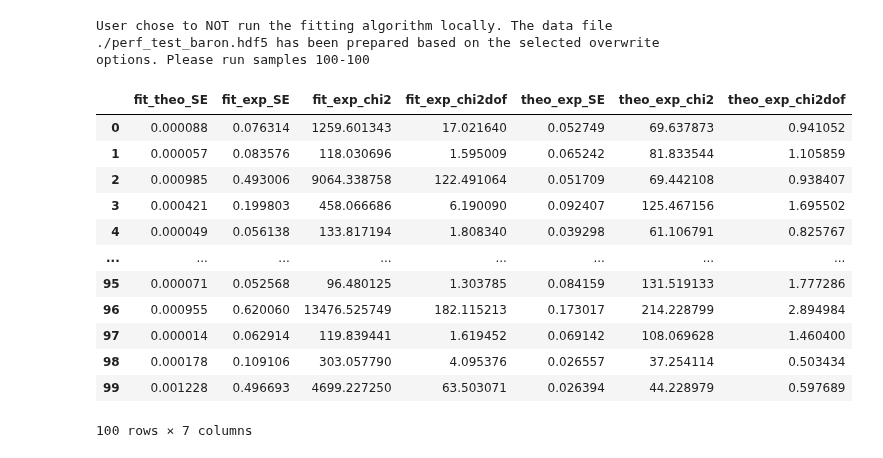
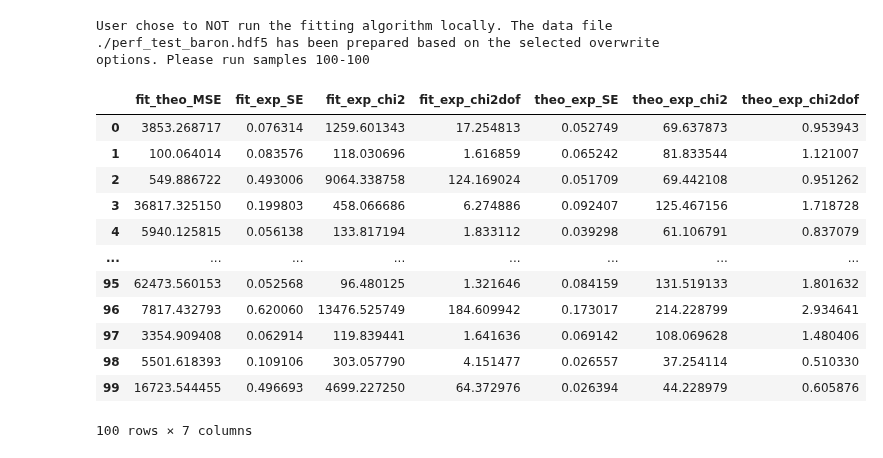
Before and after one commit to Naww137/ATARI, a Jupyter notebook: examples/UserExample_PiTFAll.ipynb, the cells around one changed output. Drawn from its saved outputs; the diff is of its cells as text; code cells hidden in the pictures.

Commit message:
calculate MSE using finegrid integral

```diff
--- a/examples/UserExample_PiTFAll.ipynb
+++ b/examples/UserExample_PiTFAll.ipynb
@@ -101,21 +101,21 @@ User chose to NOT run the fitting algorithm locally. The data file ./perf_test_b
 # # print(f['test_stats/sample_data'].keys())
 # f.close()
 # %%
-integral_FoMs, sample_data = perf_test.analyze()
+integral_FoMs, sample_data = perf_test.analyze(Ta_pair)
 # pd.read_hdf(case_file, 'integral_FoMs')
 integral_FoMs
 # %% [output]
-|  | fit_theo_SE | fit_exp_SE | fit_exp_chi2 | fit_exp_chi2dof | theo_exp_SE | theo_exp_chi2 | theo_exp_chi2dof |
-| 0 | 0.000088 | 0.076314 | 1259.601343 | 17.021640 | 0.052749 | 69.637873 | 0.941052 |
-| 1 | 0.000057 | 0.083576 | 118.030696 | 1.595009 | 0.065242 | 81.833544 | 1.105859 |
-| 2 | 0.000985 | 0.493006 | 9064.338758 | 122.491064 | 0.051709 | 69.442108 | 0.938407 |
-| 3 | 0.000421 | 0.199803 | 458.066686 | 6.190090 | 0.092407 | 125.467156 | 1.695502 |
-| 4 | 0.000049 | 0.056138 | 133.817194 | 1.808340 | 0.039298 | 61.106791 | 0.825767 |
+|  | fit_theo_MSE | fit_exp_SE | fit_exp_chi2 | fit_exp_chi2dof | theo_exp_SE | theo_exp_chi2 | theo_exp_chi2dof |
+| 0 | 3853.268717 | 0.076314 | 1259.601343 | 17.254813 | 0.052749 | 69.637873 | 0.953943 |
+| 1 | 100.064014 | 0.083576 | 118.030696 | 1.616859 | 0.065242 | 81.833544 | 1.121007 |
+| 2 | 549.886722 | 0.493006 | 9064.338758 | 124.169024 | 0.051709 | 69.442108 | 0.951262 |
+| 3 | 36817.325150 | 0.199803 | 458.066686 | 6.274886 | 0.092407 | 125.467156 | 1.718728 |
+| 4 | 5940.125815 | 0.056138 | 133.817194 | 1.833112 | 0.039298 | 61.106791 | 0.837079 |
 | ... | ... | ... | ... | ... | ... | ... | ... |
-| 95 | 0.000071 | 0.052568 | 96.480125 | 1.303785 | 0.084159 | 131.519133 | 1.777286 |
-| 96 | 0.000955 | 0.620060 | 13476.525749 | 182.115213 | 0.173017 | 214.228799 | 2.894984 |
-| 97 | 0.000014 | 0.062914 | 119.839441 | 1.619452 | 0.069142 | 108.069628 | 1.460400 |
-| 98 | 0.000178 | 0.109106 | 303.057790 | 4.095376 | 0.026557 | 37.254114 | 0.503434 |
-| 99 | 0.001228 | 0.496693 | 4699.227250 | 63.503071 | 0.026394 | 44.228979 | 0.597689 |
+| 95 | 62473.560153 | 0.052568 | 96.480125 | 1.321646 | 0.084159 | 131.519133 | 1.801632 |
+| 96 | 7817.432793 | 0.620060 | 13476.525749 | 184.609942 | 0.173017 | 214.228799 | 2.934641 |
+| 97 | 3354.909408 | 0.062914 | 119.839441 | 1.641636 | 0.069142 | 108.069628 | 1.480406 |
+| 98 | 5501.618393 | 0.109106 | 303.057790 | 4.151477 | 0.026557 | 37.254114 | 0.510330 |
+| 99 | 16723.544455 | 0.496693 | 4699.227250 | 64.372976 | 0.026394 | 44.228979 | 0.605876 |
 100 rows × 7 columns
 # %%
```
Also changed, not shown: parts of 8 cells of this notebook, 2 other files.
